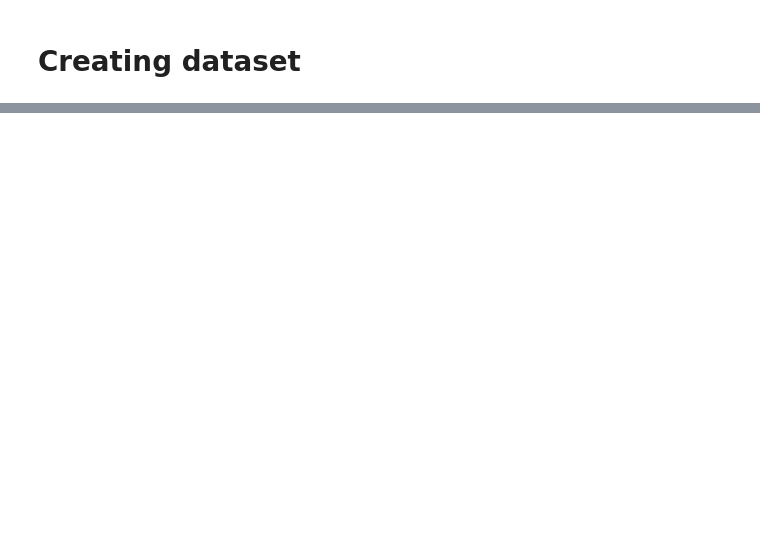
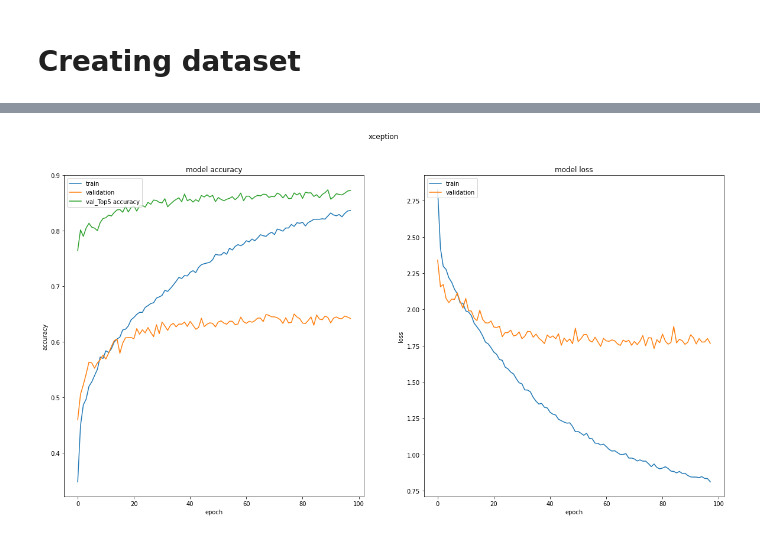
Before and after one commit to JbIPS/DogClassifier, a Jupyter notebook: P6_01_notebook.ipynb, the cells around one changed output, grey strips where cells are left out. Saved outputs shown, nothing was run; the diff lists cells and outputs as text; code cells hidden in the pictures; blank space fills up the shorter version.

Commit message:
Best score Xception

```diff
--- a/P6_01_notebook.ipynb
+++ b/P6_01_notebook.ipynb
@@ -230,0 +607,91 @@ INFO:tensorflow:Assets written to: naive_model/assets
+# %%
+def build_top_layers(inputs, regularizer, dropout, regularizer_lr, max_norm=None):
+    regularizer = regularizer(regularizer_lr) if regularizer else None
+    norm = keras.constraints.max_norm(max_norm) if max_norm else None
+    #x = keras.layers.Conv2D(64, 3, activation='relu')(x)
+    x = keras.layers.GlobalAveragePooling2D()(inputs)
+    #x = keras.layers.BatchNormalization()(x)
+    #x = keras.layers.Dense(2048, activation='relu')(x)
+    #x = keras.layers.Dense(2048, activation='relu')(x)
+    #x = keras.layers.Dropout(dropout)(x)
+    x = keras.layers.Dense(1024, activation='relu', kernel_regularizer=regularizer, kernel_constraint=norm, bias_constraint=norm)(x)
+    #x = keras.layers.GaussianNoise(0.1)(x)
+    #x = keras.layers.Activation(activation='relu')(x)
+    x = keras.layers.Dropout(dropout)(x)
+    x = keras.layers.Dense(512, activation='relu', kernel_regularizer=regularizer, kernel_constraint=norm, bias_constraint=norm)(x)
+    x = keras.layers.Dropout(dropout)(x)
+    x = keras.layers.Dense(256, activation='relu', kernel_regularizer=regularizer, kernel_constraint=norm, bias_constraint=norm)(x)
+    x = keras.layers.Dropout(dropout)(x)
+    return keras.layers.Dense(num_classes, activation='softmax')(x)
+# %%
+from tensorflow.keras.metrics import TopKCategoricalAccuracy
+from keras.regularizers import l1, l2, l1_l2
+
+regularizer = [l2]
+dropout_rate = [0.2]#np.arange(0.2, 0.6, 0.1)
+regularizer_lr = [4e-5]#np.linspace(1e-5, 4e-5, 4)#np.logspace(-5, -3, 3)
+optimizer_lr = [0.045]#np.logspace(-4, -3, 2)
+
+base_models = [
+    #('VGG-16', keras.applications.vgg16.VGG16, keras.applications.vgg16.preprocess_input),
+    #('VGG-19', keras.applications.vgg19.VGG19, keras.applications.vgg19.preprocess_input),
+    #('ResNetV2', keras.applications.resnet_v2.ResNet50V2, keras.applications.resnet_v2.preprocess_input),
+    (keras.applications.xception.Xception, keras.applications.xception.preprocess_input),
+    #(keras.applications.inception_v3.InceptionV3, keras.applications.inception_v3.preprocess_input)
+]
+params = []
+for model, preprocess in base_models:
+    for reg in regularizer:
+        for drop in dropout_rate:
+            for reg_lr in regularizer_lr:
+                for lr in optimizer_lr:
+                    params.append((reg, drop, reg_lr, lr, model, preprocess))
+
+trained_models = []
+mlflow.tensorflow.autolog()
+with mlflow.start_run():
+    epochs=100
+    mlflow.log_param('max epochs', epochs)
+    for reg, drop, reg_lr, lr, model, preprocess in params:
+        with mlflow.start_run(nested=True):
+            mlflow.log_param('regularizer', reg)
+            mlflow.log_param('dropout', drop)
+            mlflow.log_param('regularizer lr', reg_lr)
+
+            base_model = model(
+                weights='imagenet',  # Load weights pre-trained on ImageNet.
+                input_shape=input_shape[1:],
+                include_top=False)
+
+            base_model.trainable = False
+
+            print(f'Transfering to {base_model.name}')
+            print('-'*80)
+
+            inputs = keras.Input(shape=input_shape[1:])
+            x = data_augmentation(inputs, training=True)
+            x = preprocess(x)
+            x = base_model(x, training=False)
+            outputs = build_top_layers(x, reg, drop, reg_lr, 3)
+
+            model = keras.Model(inputs=inputs, outputs=outputs, name=base_model.name)
+            #model.summary()
+            metrics = ['accuracy']
+            for i in [2,3,5]:
+                metrics.append(TopKCategoricalAccuracy(i, f'Top{i} accuracy'))
+
+            model.compile(optimizer=keras.optimizers.SGD(lr, 0.9), #keras.optimizers.Adam(lr),
+                          loss='categorical_crossentropy',
+                          metrics=metrics)
+
+            lr_schedule = keras.callbacks.LearningRateScheduler(lambda epoch,lr: lr*0.94 if epoch % 2 == 0 else lr)
+            es = keras.callbacks.EarlyStopping(monitor='val_loss', mode='min', patience=20, restore_best_weights=True)
+            history = model.fit(train_ds, epochs=epochs, validation_data=test_ds, callbacks=[es, lr_schedule])
+            #history = model.fit(train_gen, epochs=epochs, validation_data=val_gen, callbacks=[es, lr_schedule])
+            trained_models.append((base_model, model))
+
+            #fig_output = os.getcwd()
+            #print(f'Saving in {fig_output}')
+            plot_acc(history.history,  base_model.name)
+            print('=' * 80)
+# %% [output]
@@ -230,0 +718 @@ INFO:tensorflow:Assets written to: naive_model/assets
+[figure, added]
```
Also changed, not shown: parts of 44 cells of this notebook, 2 other files.
